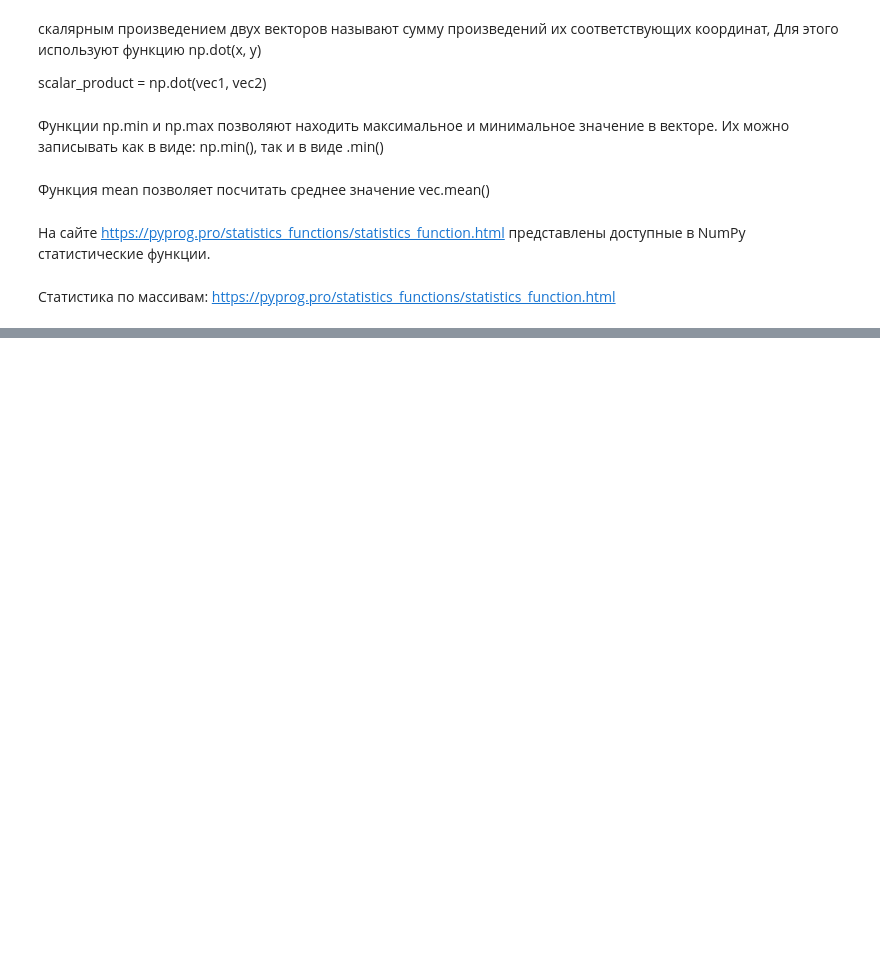
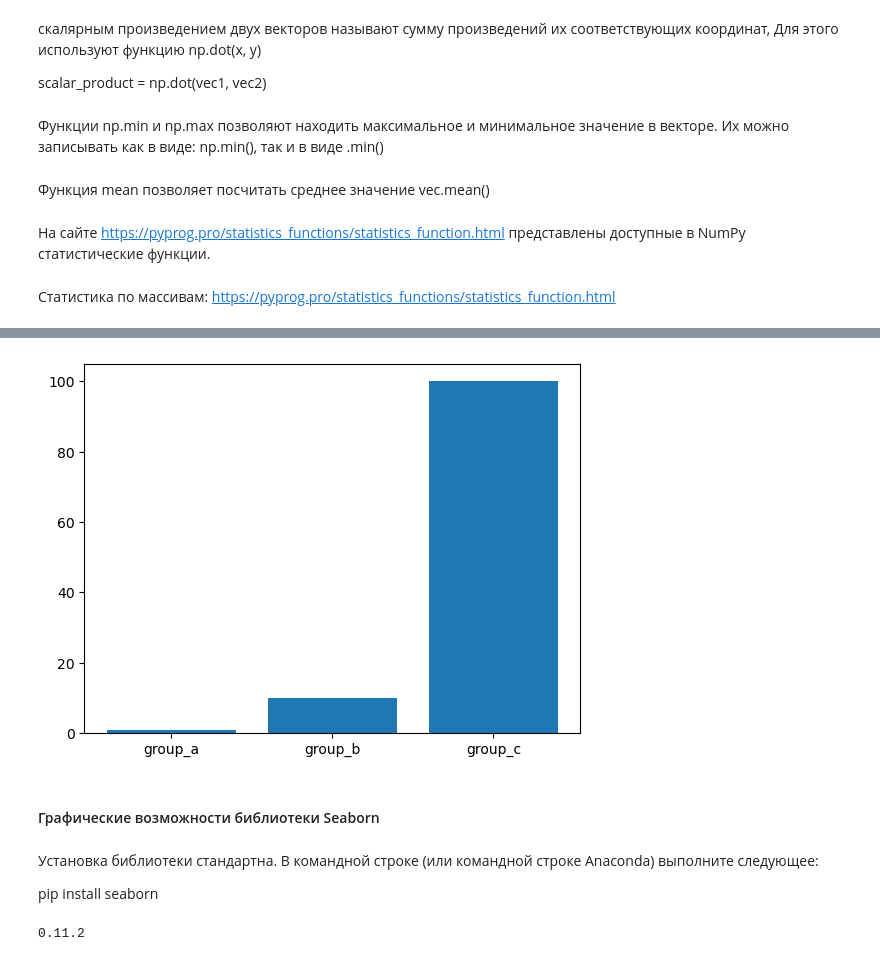
Before and after one commit to EgorkaLS/SF_Egor, a Jupyter notebook: Trening/abstract.ipynb, the cells around one changed output, grey strips where cells are left out. Saved outputs shown, nothing was run; the diff lists cells and outputs as text; code cells hidden in the pictures; blank space fills up the shorter version.

```diff
--- a/Trening/abstract.ipynb
+++ b/Trening/abstract.ipynb
@@ -330,0 +1286,18 @@ https://pyprog.pro/statistics_functions/statistics_function.html
+# %%
+names = ['group_a', 'group_b', 'group_c']
+values = [1, 10, 100]
+plt.bar(names, values)
+plt.show()
+# %% [output]
+[figure, added]
+# %% [markdown]
+#### Графические возможности библиотеки Seaborn
+# %% [markdown]
+Установка библиотеки стандартна. В командной строке (или командной строке Anaconda) выполните следующее:
+
+pip install seaborn
+# %%
+import seaborn as sns
+print(sns.__version__)
+# %% [output]
+0.11.2
```
Also changed, not shown: parts of 223 cells of this notebook, 26 other files.
